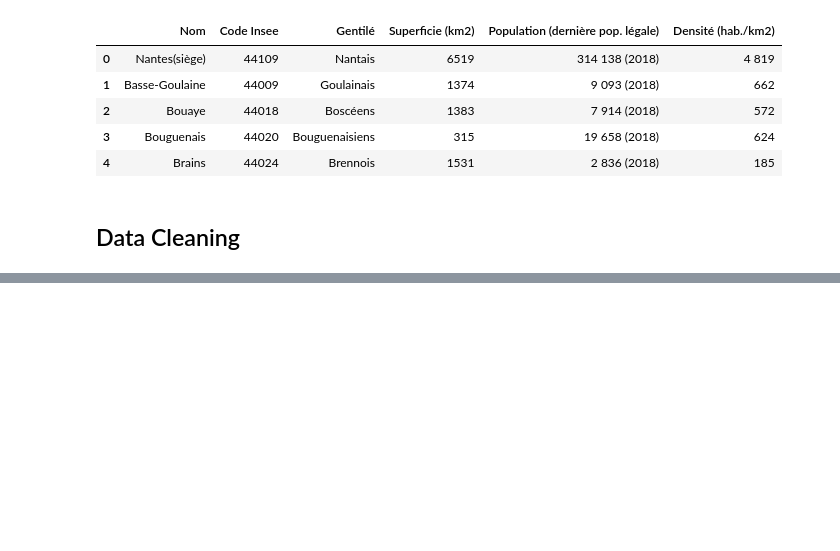
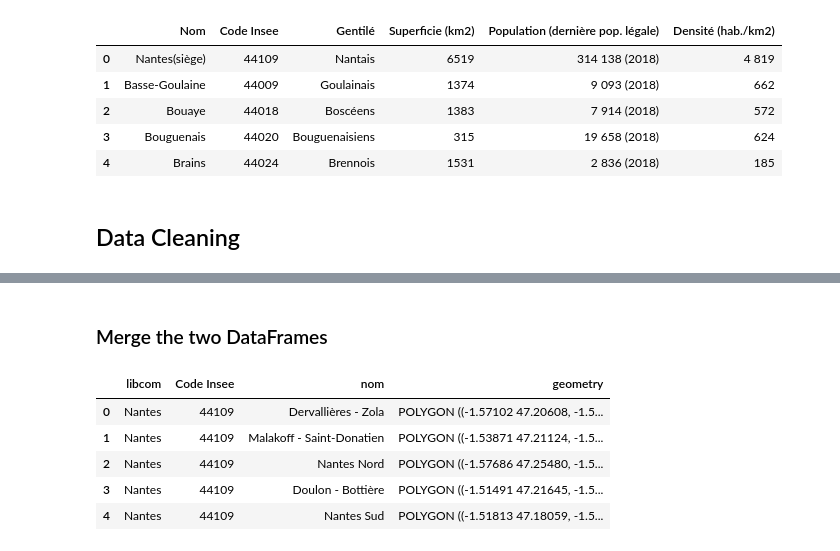
Before and after one commit to Preciousring/Coursera_Capstone, a Jupyter notebook: Capstone_Project _The Battle_of_Neighborhoods(Week 2).ipynb, the cells around one changed output, grey strips where cells are left out. Drawn from its saved outputs; the diff is of its cells as text; code cells hidden in the pictures; blank space fills up the shorter version.

```diff
--- a/Capstone_Project _The Battle_of_Neighborhoods(Week 2).ipynb
+++ b/Capstone_Project _The Battle_of_Neighborhoods(Week 2).ipynb
@@ -74,0 +115,14 @@ df.head()
+# %% [markdown]
+### Merge the two DataFrames
+# %%
+# We rename a colum in our df2 in order to have the columns having the same name in order to join them
+df3 = df2.rename(columns={'Nom': 'libcom'})
+df_geo = pd.merge(df3, geo, on='libcom')
+df_geo.head()
+# %% [output]
+|  | libcom | Code Insee | nom | geometry |
+| 0 | Nantes | 44109 | Dervallières - Zola | POLYGON ((-1.57102 47.20608, -1.5... |
+| 1 | Nantes | 44109 | Malakoff - Saint-Donatien | POLYGON ((-1.53871 47.21124, -1.5... |
+| 2 | Nantes | 44109 | Nantes Nord | POLYGON ((-1.57686 47.25480, -1.5... |
+| 3 | Nantes | 44109 | Doulon - Bottière | POLYGON ((-1.51491 47.21645, -1.5... |
+| 4 | Nantes | 44109 | Nantes Sud | POLYGON ((-1.51813 47.18059, -1.5... |
```
Also changed, not shown: parts of 7 cells of this notebook, 3 other files.
